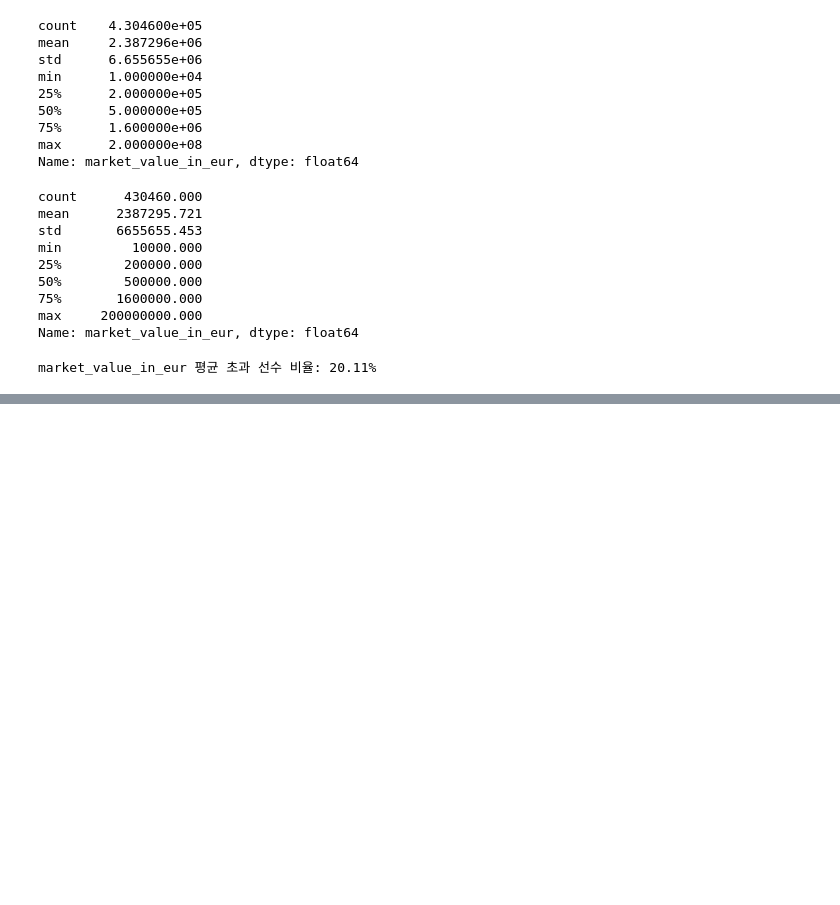
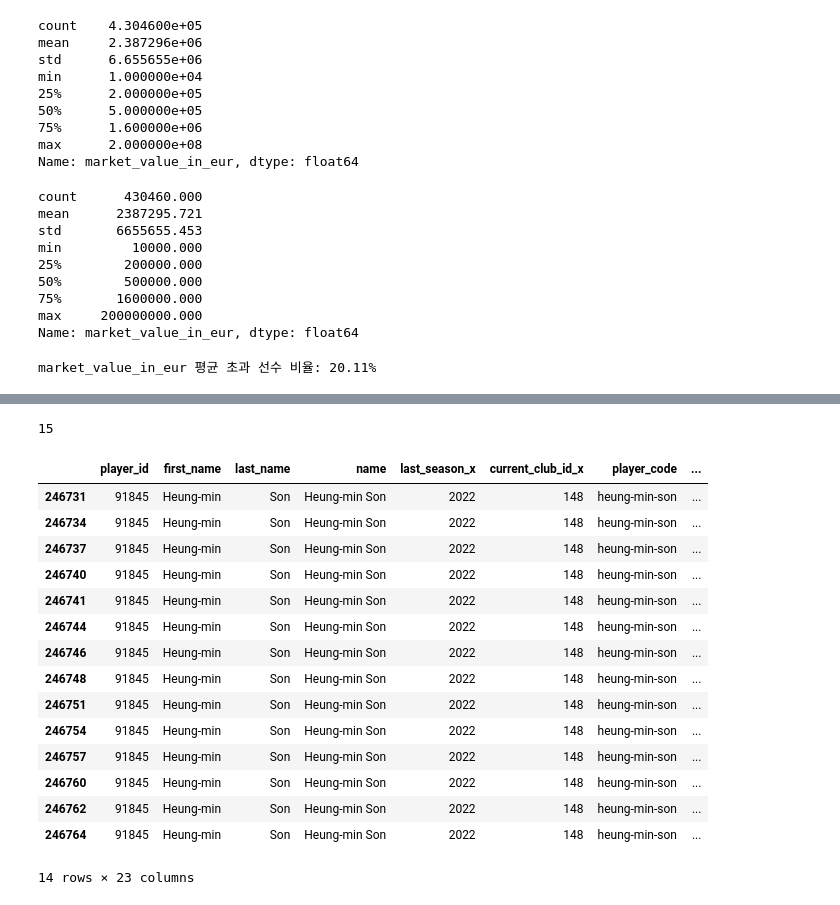
Before and after one commit to som01212/start, a Jupyter notebook: practice_pandas.ipynb, the cells around one changed output, grey strips where cells are left out. Drawn from its saved outputs; the diff is of its cells as text; code cells hidden in the pictures; blank space fills up the shorter version.

```diff
--- a/practice_pandas.ipynb
+++ b/practice_pandas.ipynb
@@ -459,0 +462,3 @@ market_value_in_eur 평균 초과 선수 비율: 20.11%
+# %%
+players_with_val=pd.merge(players, players_valuations, on='player_id',how='inner') # 두 데이터프레임 병합, on='player_id' 기준으로 내부 조인, how는
+players_with_val[players_with_val['last_name']=='Son'].tail()
@@ -459,0 +473,35 @@ market_value_in_eur 평균 초과 선수 비율: 20.11%
+# %%
+add=lambda x,y: x+y
+num_a=5
+num_b=10
+
+print(add(num_a, num_b))
+# %% [output]
+15
+# %%
+players_with_val['dateyear']= players_with_val['date'].apply(lambda x: int(x[:4])) # 년도 추출하여 새로운 열로 추가, 람다함수는 간단한 함수를 한 줄로 표현할 때 사용, 여기서는 문자열에서 년도 부분을 추출하여 정수로 변환하는 함수 정의
+# %%
+players_with_val['age']= players_with_val['dateyear'] - players_with_val['date_of_birth'].apply(lambda x: int(x[:4]))
+# %%
+#중복값제거
+
+players_with_val.drop_duplicates(['player_id','dateyear'], keep='last', inplace=True)
+players_with_val[players_with_val['last_name']=='Son']
+#[]기준으로 가져오겠다. last는 중복값중에서 마지막값만 가져오겠다
+# %% [output]
+|  | player_id | first_name | last_name | name | last_season_x | current_club_id_x | player_code | ... |
+| 246731 | 91845 | Heung-min | Son | Heung-min Son | 2022 | 148 | heung-min-son | ... |
+| 246734 | 91845 | Heung-min | Son | Heung-min Son | 2022 | 148 | heung-min-son | ... |
+| 246737 | 91845 | Heung-min | Son | Heung-min Son | 2022 | 148 | heung-min-son | ... |
+| 246740 | 91845 | Heung-min | Son | Heung-min Son | 2022 | 148 | heung-min-son | ... |
+| 246741 | 91845 | Heung-min | Son | Heung-min Son | 2022 | 148 | heung-min-son | ... |
+| 246744 | 91845 | Heung-min | Son | Heung-min Son | 2022 | 148 | heung-min-son | ... |
+| 246746 | 91845 | Heung-min | Son | Heung-min Son | 2022 | 148 | heung-min-son | ... |
+| 246748 | 91845 | Heung-min | Son | Heung-min Son | 2022 | 148 | heung-min-son | ... |
+| 246751 | 91845 | Heung-min | Son | Heung-min Son | 2022 | 148 | heung-min-son | ... |
+| 246754 | 91845 | Heung-min | Son | Heung-min Son | 2022 | 148 | heung-min-son | ... |
+| 246757 | 91845 | Heung-min | Son | Heung-min Son | 2022 | 148 | heung-min-son | ... |
+| 246760 | 91845 | Heung-min | Son | Heung-min Son | 2022 | 148 | heung-min-son | ... |
+| 246762 | 91845 | Heung-min | Son | Heung-min Son | 2022 | 148 | heung-min-son | ... |
+| 246764 | 91845 | Heung-min | Son | Heung-min Son | 2022 | 148 | heung-min-son | ... |
+14 rows × 23 columns
```
Also changed, not shown: parts of 10 cells of this notebook.
